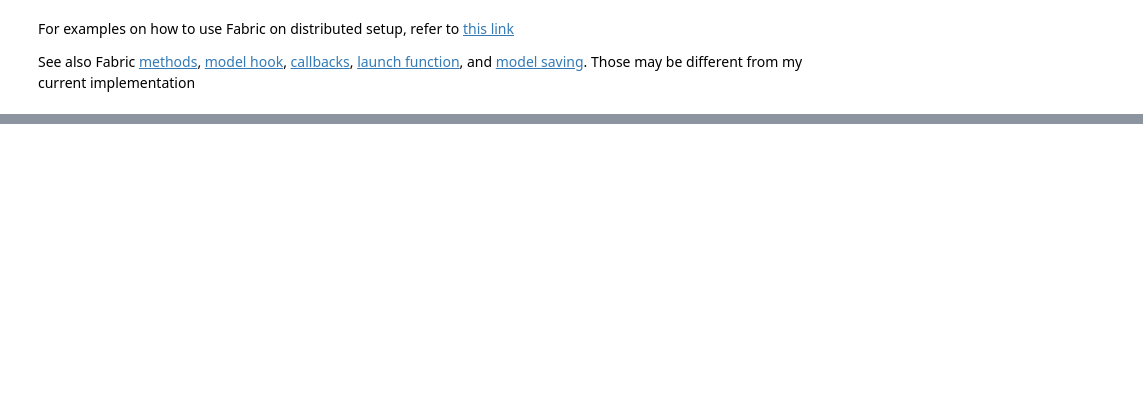
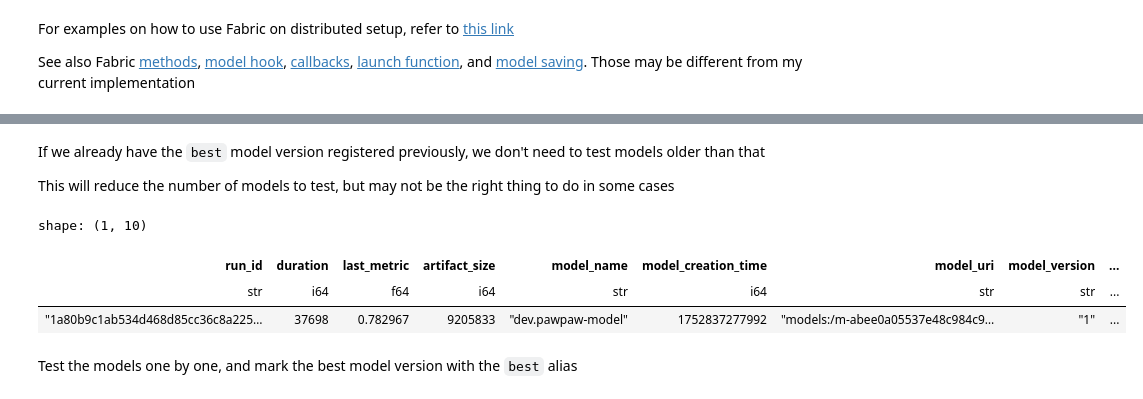
Before and after one commit to AndhikaWB/pawpularity-contest-dtc, a Jupyter notebook: notebook_mlflow.ipynb, the cells around one changed output, grey strips where cells are left out. Cells and saved outputs as stored; diff of their text form; code cells hidden in the pictures; blank space fills up the shorter version.

```diff
--- a/notebook_mlflow.ipynb
+++ b/notebook_mlflow.ipynb
@@ -113,9 +120,9 @@ fig.update_yaxes(showticklabels = False)
 
 fig.show()
 # %%
-fig = make_subplots(rows = 2, cols = 1)
+fig = make_subplots(rows = 3, cols = 1)
 
-for i, key in enumerate(['train', 'val']):
+for i, key in enumerate(['train', 'val', 'test']):
     fig.add_histogram(
         x = df[key]['Pawpularity'],
         name = key,
@@ -592,0 +582,4 @@ Now find the best model across runs and give it the `best` alias
+# %%
+client = mlflow.MlflowClient()
+experiment_id = client.get_experiment_by_name(experiment_name)
+experiment_id = experiment_id.experiment_id
@@ -637,0 +680,28 @@ shape: (1, 8)
+# %% [markdown]
+If we already have the `best` model version registered previously, we don't need to test models older than that
+
+This will reduce the number of models to test, but may not be the right thing to do in some cases
+# %%
+try:
+    current_best = client.get_model_version_by_alias(
+        registered_model_name,
+        alias = 'best'
+    )
+except mlflow.exceptions.RestException as e:
+    if e.error_code == 'INVALID_PARAMETER_VALUE':
+        current_best = None
+
+if current_best:
+    # Don't use models older than the current best model
+    reg_models = reg_models.filter(
+        pl.col('model_creation_time') >= current_best.creation_timestamp
+    )
+
+reg_models
+# %% [output]
+shape: (1, 10)
+| run_id | duration | last_metric | artifact_size | model_name | model_creation_time | model_uri | model_version | ... |
+| str | i64 | f64 | i64 | str | i64 | str | str | ... |
+| "1a80b9c1ab534d468d85cc36c8a225… | 37698 | 0.782967 | 9205833 | "dev.pawpaw-model" | 1752837277992 | "models:/m-abee0a05537e48c984c9… | "1" | ... |
+# %% [markdown]
+Test the models one by one, and mark the best model version with the `best` alias
```
Also changed, not shown: parts of 20 cells of this notebook, 27 other files.
